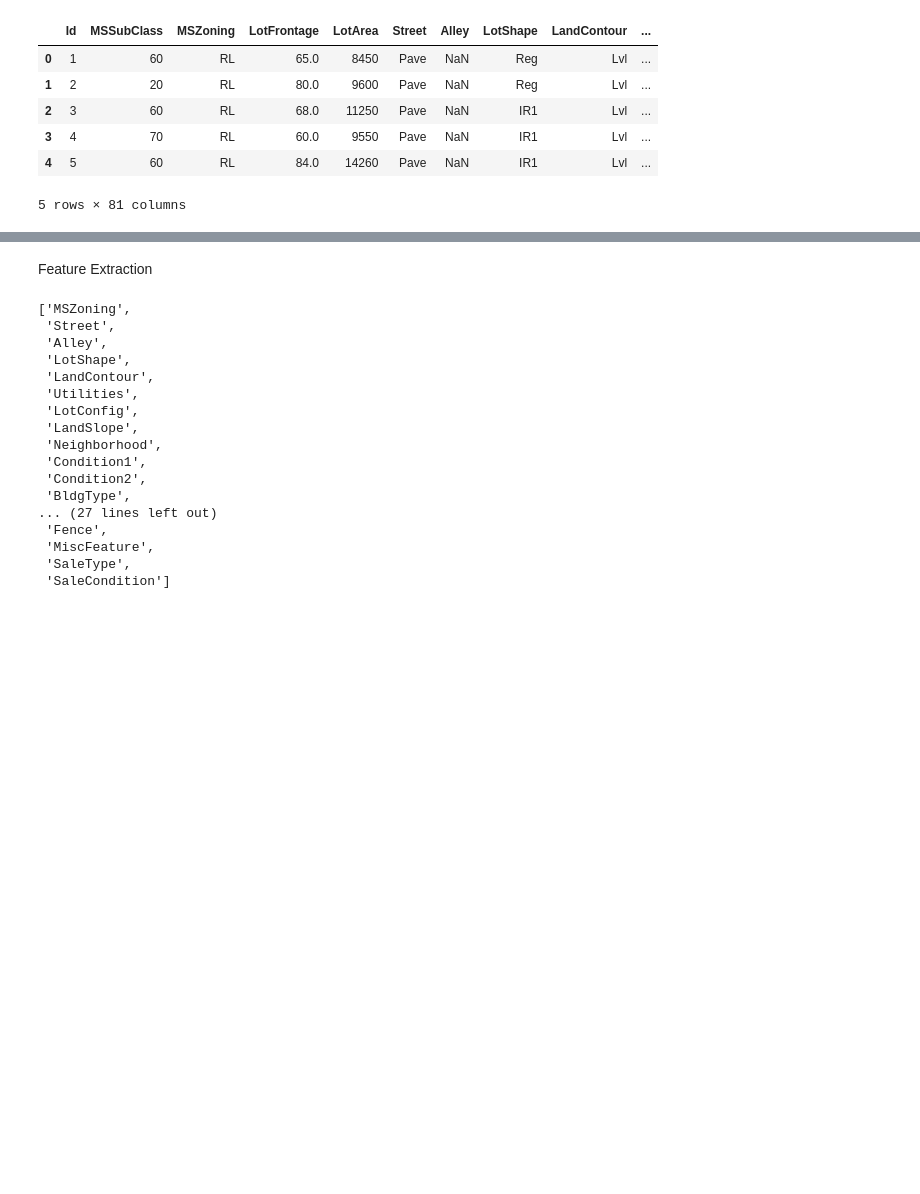
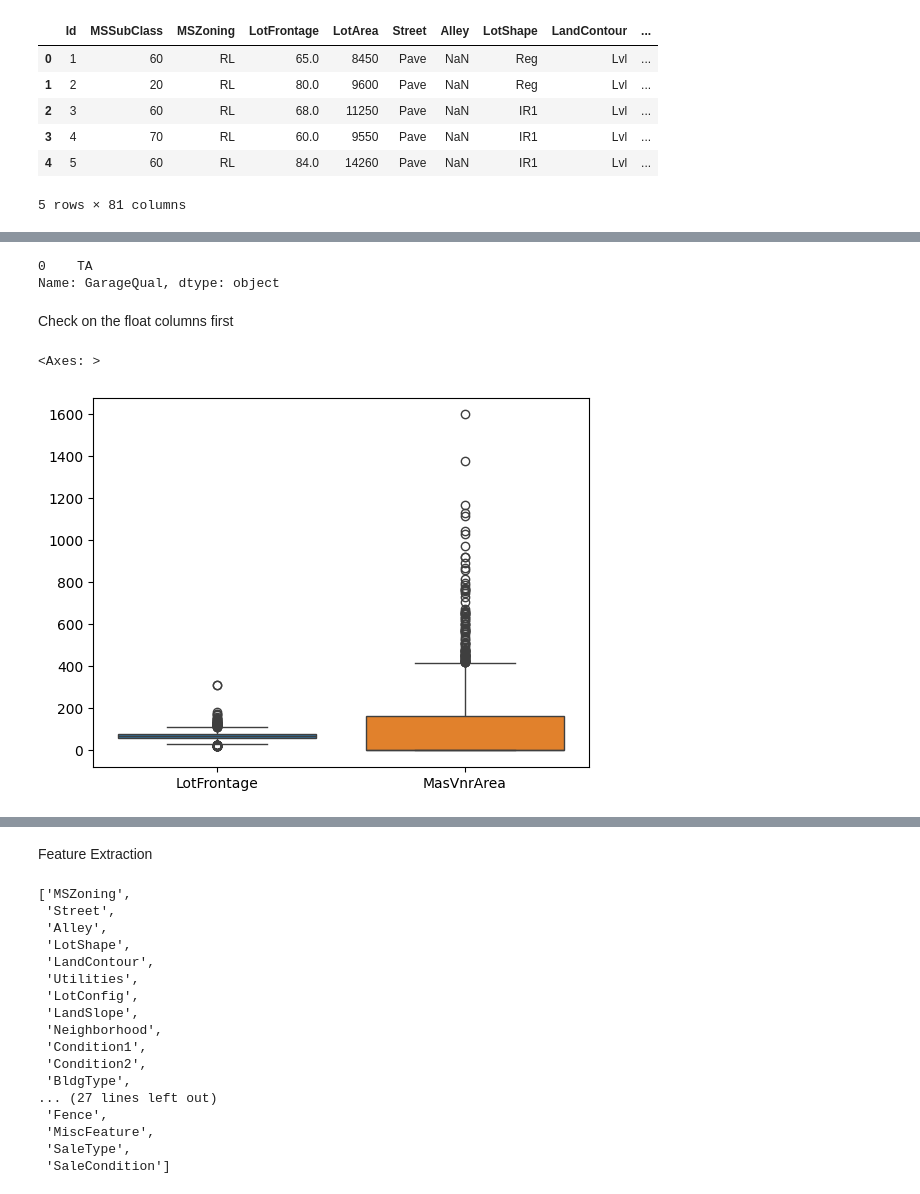
Before and after one commit to shafiqazam/Kaggle, a Jupyter notebook: home-data-for-ml-course/main.ipynb, the cells around one changed output, grey strips where cells are left out. Drawn from its saved outputs; the diff is of its cells as text; code cells hidden in the pictures; blank space fills up the shorter version.

Commit message:
check a few columns

```diff
--- a/home-data-for-ml-course/main.ipynb
+++ b/home-data-for-ml-course/main.ipynb
@@ -22,0 +48,9 @@ dfFinal = df.copy()
+# %%
+df2 = df.copy()
+
+for col in df2.columns:
+    if df2[col].isna().sum() / df.shape[0]* 100 > 80:
+        print(col)
+        df2 = df2.drop(columns=col)
+
+df2
@@ -22,0 +123,3 @@ dfFinal = df.copy()
+# %%
+df3 = pd.concat([df2, pd.get_dummies(df2[["MasVnrType", "FireplaceQu"]], dtype=int)], axis=1)
+df3.drop(columns=["MasVnrType", "FireplaceQu"], inplace=True)
@@ -22,0 +170,12 @@ dfFinal = df.copy()
+# %%
+df3["GarageQual"].mode()
+# %% [output]
+0    TA
+Name: GarageQual, dtype: object
+# %% [markdown]
+Check on the float columns first
+# %%
+sns.boxplot(data=df3[["LotFrontage", "MasVnrArea"]])
+# %% [output]
+<Axes: >
+[figure, added]
```
Also changed, not shown: parts of 16 cells of this notebook.
